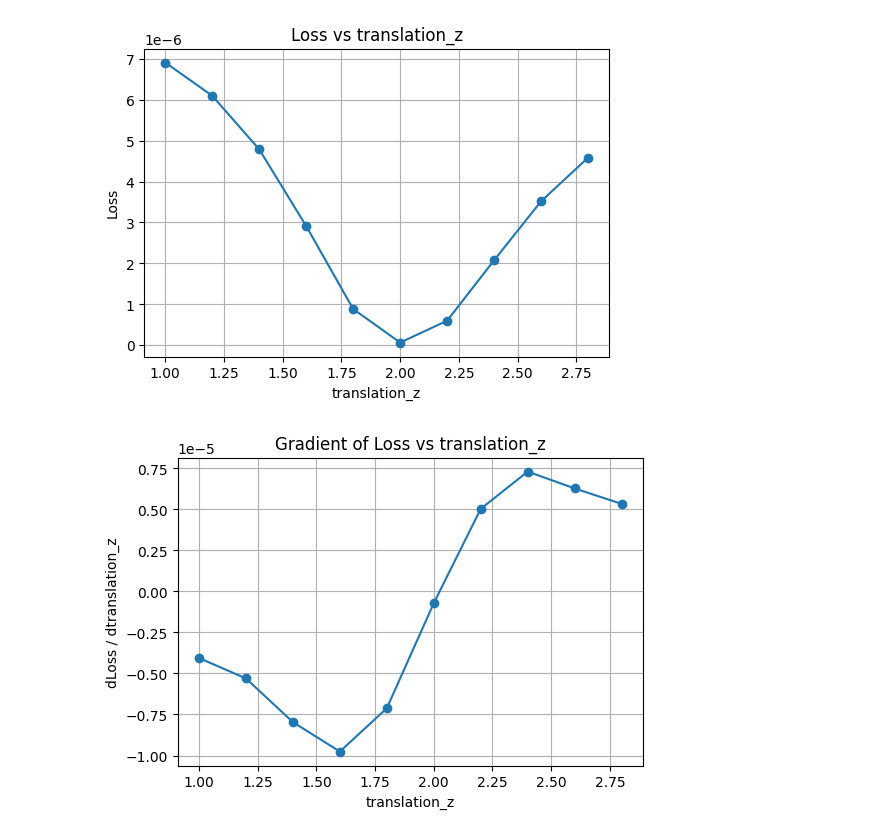
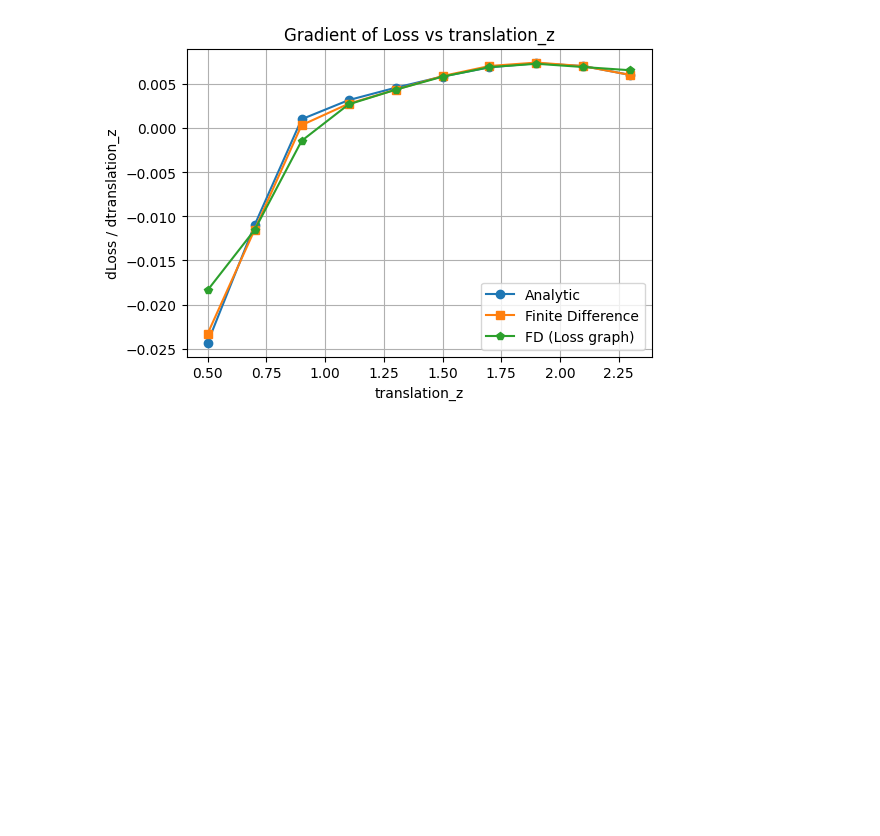
Before and after one commit to M-Gjerde/DifferentiablePointRendering, a Jupyter notebook: python/finite_difference/notebook_scatter.ipynb, the cells around one changed output. Cells and saved outputs as stored; diff of their text form; code cells hidden in the pictures; blank space fills up the shorter version.

Commit message:
Got Y-gradients working fully now

```diff
--- a/python/finite_difference/notebook_scatter.ipynb
+++ b/python/finite_difference/notebook_scatter.ipynb
@@ -195,39 +194,31 @@ Output/simple_1/translation_z/1/0/rendered/camera2/6_camera2.png
 # %%
 import numpy as np
 import matplotlib.pyplot as plt
 
 x = df[f"{parameter}"].to_numpy(dtype=np.float64)
 y = df["loss"].to_numpy(dtype=np.float64)
 
 # Numerical gradient d(loss) / d(parameter)
 loss_gradient = np.gradient(y, x)
 
 # Store it in the dataframe
 df["loss_gradient"] = loss_gradient
 
-# Plot loss
-plt.figure(figsize=(6, 4))
-plt.plot(x, y, marker="o")
-plt.xlabel(f"{parameter}")
-plt.ylabel("Loss")
-plt.title(f"Loss vs {parameter}")
-plt.grid(True)
-
-output_png = csv_path.with_name(csv_path.stem + "_loss.png")
-plt.savefig(output_png, dpi=200, bbox_inches="tight")
-plt.show()
 
 # Plot gradient
 plt.figure(figsize=(6, 4))
-plt.plot(x, loss_gradient, marker="o")
+plt.plot(df[f"{parameter}"], df["analytic_grad"], marker="o", label="Analytic")
+plt.plot(df[f"{parameter}"], df[NUMERICAL_COLUMN], marker="s", label="Finite Difference")
+plt.plot(x, loss_gradient, marker="p", label="FD (Loss graph)")
+
 plt.xlabel(f"{parameter}")
 plt.ylabel(f"dLoss / d{parameter}")
 plt.title(f"Gradient of Loss vs {parameter}")
 plt.grid(True)
+plt.legend()
 
 output_gradient_png = csv_path.with_name(csv_path.stem + "_loss_gradient.png")
 plt.savefig(output_gradient_png, dpi=200, bbox_inches="tight")
 plt.show()
 # %% [output]
-[figure, old version]
+[figure, new version]
-[figure, removed]
```
Also changed, not shown: parts of 7 cells of this notebook, 6 other files.
